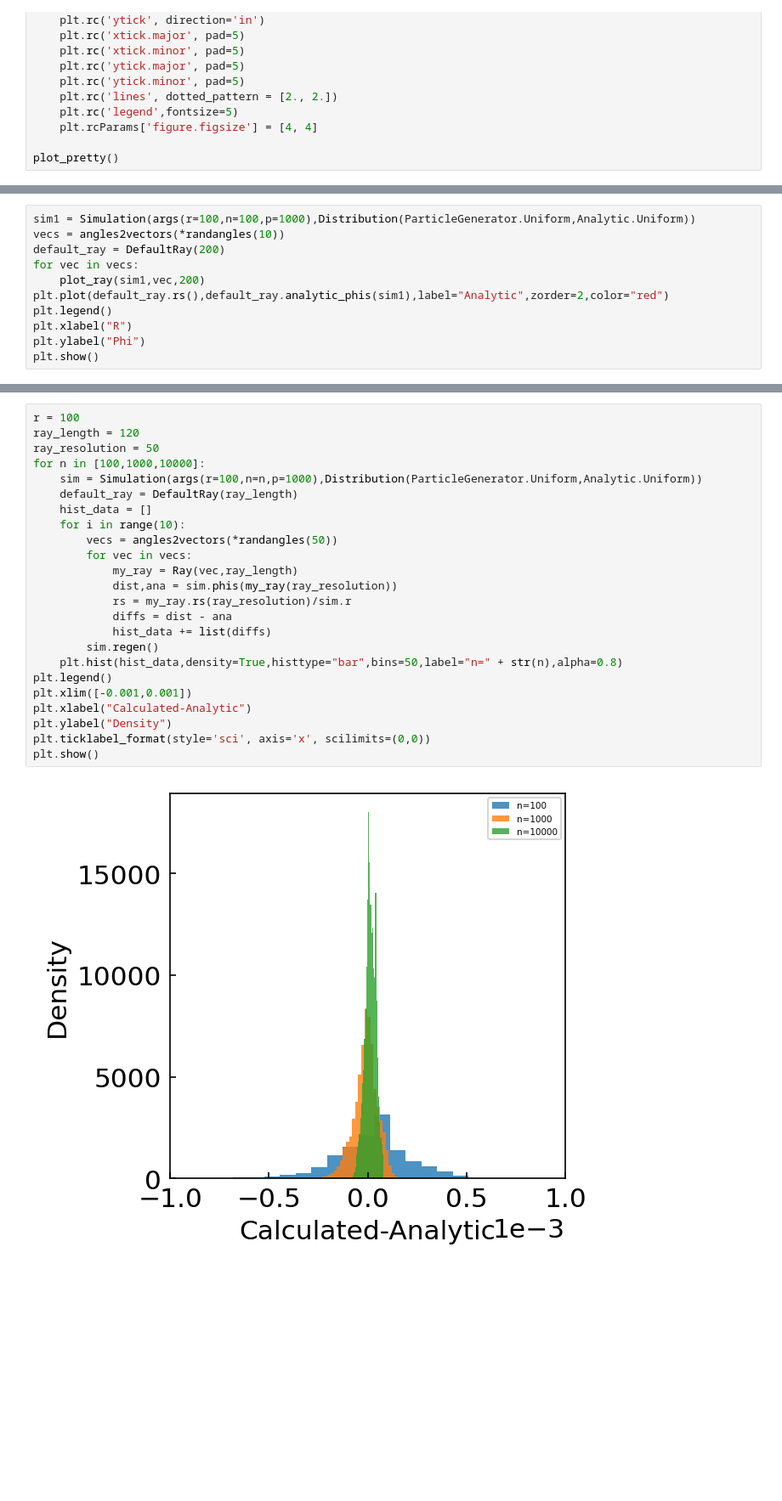
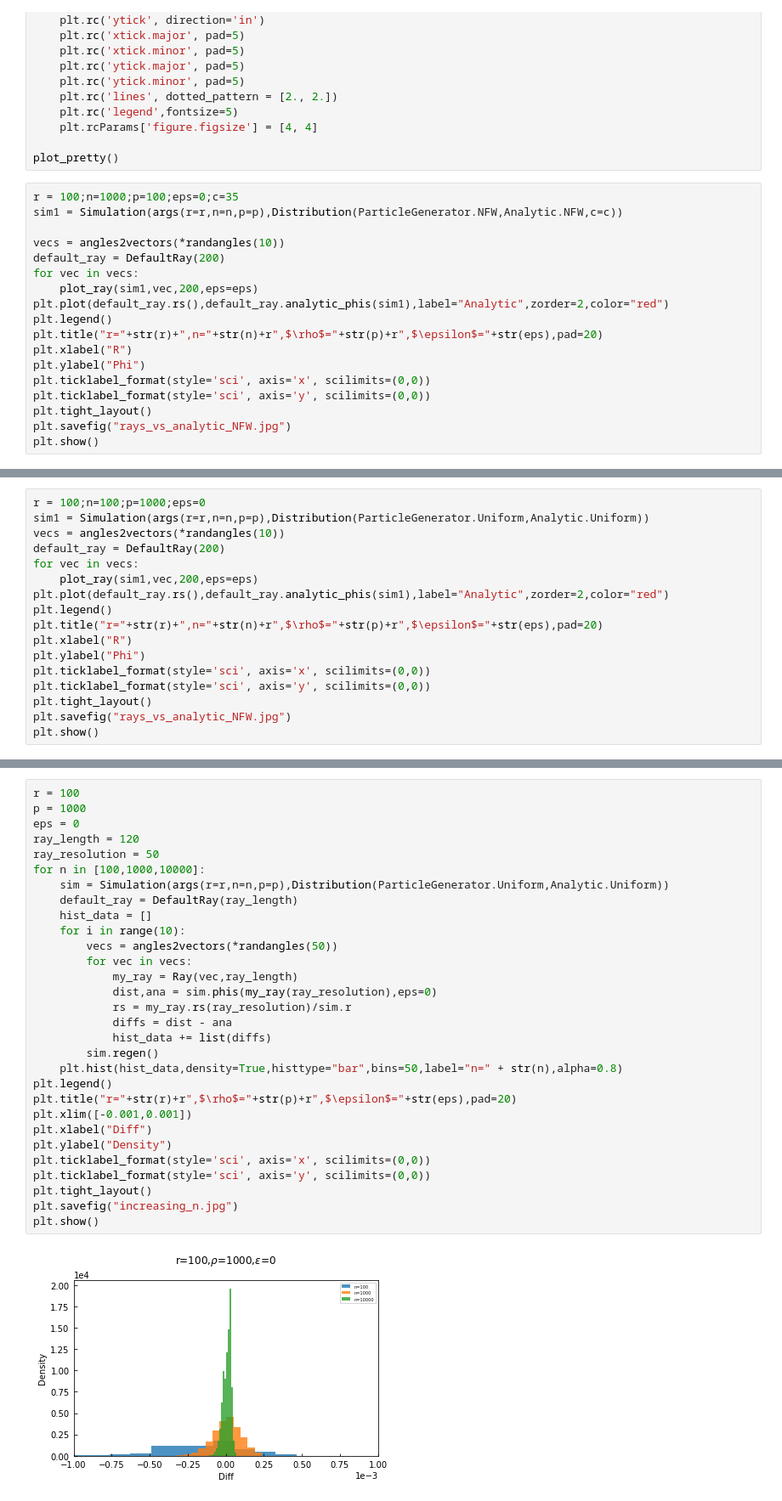
Before and after one commit to humz2k/Force-Error-Project, a Jupyter notebook: update.ipynb, the cells around one changed output, grey strips where cells are left out. Shown at 85% size. Cells and saved outputs as stored; diff of their text form; blank space fills up the shorter version.

```diff
--- a/update.ipynb
+++ b/update.ipynb
@@ -18,3 +18,21 @@ def plot_pretty(dpi=150,fontsize=15):
     plt.rcParams['figure.figsize'] = [4, 4]
 
 plot_pretty()
+# %%
+r = 100;n=1000;p=100;eps=0;c=35
+sim1 = Simulation(args(r=r,n=n,p=p),Distribution(ParticleGenerator.NFW,Analytic.NFW,c=c))
+
+vecs = angles2vectors(*randangles(10))
+default_ray = DefaultRay(200)
+for vec in vecs:
+    plot_ray(sim1,vec,200,eps=eps)
+plt.plot(default_ray.rs(),default_ray.analytic_phis(sim1),label="Analytic",zorder=2,color="red")
+plt.legend()
+plt.title("r="+str(r)+",n="+str(n)+r",$\rho$="+str(p)+r",$\epsilon$="+str(eps),pad=20)
+plt.xlabel("R")
+plt.ylabel("Phi")
+plt.ticklabel_format(style='sci', axis='x', scilimits=(0,0))
+plt.ticklabel_format(style='sci', axis='y', scilimits=(0,0))
+plt.tight_layout()
+plt.savefig("rays_vs_analytic_NFW.jpg")
+plt.show()
@@ -21,12 +41,18 @@ plot_pretty()
 # %%
-sim1 = Simulation(args(r=100,n=100,p=1000),Distribution(ParticleGenerator.Uniform,Analytic.Uniform))
+r = 100;n=100;p=1000;eps=0
+sim1 = Simulation(args(r=r,n=n,p=p),Distribution(ParticleGenerator.Uniform,Analytic.Uniform))
 vecs = angles2vectors(*randangles(10))
 default_ray = DefaultRay(200)
 for vec in vecs:
-    plot_ray(sim1,vec,200)
+    plot_ray(sim1,vec,200,eps=eps)
 plt.plot(default_ray.rs(),default_ray.analytic_phis(sim1),label="Analytic",zorder=2,color="red")
 plt.legend()
+plt.title("r="+str(r)+",n="+str(n)+r",$\rho$="+str(p)+r",$\epsilon$="+str(eps),pad=20)
 plt.xlabel("R")
 plt.ylabel("Phi")
+plt.ticklabel_format(style='sci', axis='x', scilimits=(0,0))
+plt.ticklabel_format(style='sci', axis='y', scilimits=(0,0))
+plt.tight_layout()
+plt.savefig("rays_vs_analytic_NFW.jpg")
 plt.show()
 # %% [output]
@@ -34,26 +60,32 @@ plt.show()
 # %%
 r = 100
+p = 1000
+eps = 0
 ray_length = 120
 ray_resolution = 50
 for n in [100,1000,10000]:
-    sim = Simulation(args(r=100,n=n,p=1000),Distribution(ParticleGenerator.Uniform,Analytic.Uniform))
+    sim = Simulation(args(r=r,n=n,p=p),Distribution(ParticleGenerator.Uniform,Analytic.Uniform))
     default_ray = DefaultRay(ray_length)
     hist_data = []
     for i in range(10):
         vecs = angles2vectors(*randangles(50))
         for vec in vecs:
             my_ray = Ray(vec,ray_length)
-            dist,ana = sim.phis(my_ray(ray_resolution))
+            dist,ana = sim.phis(my_ray(ray_resolution),eps=0)
             rs = my_ray.rs(ray_resolution)/sim.r
             diffs = dist - ana
             hist_data += list(diffs)
         sim.regen()
     plt.hist(hist_data,density=True,histtype="bar",bins=50,label="n=" + str(n),alpha=0.8)
 plt.legend()
+plt.title("r="+str(r)+r",$\rho$="+str(p)+r",$\epsilon$="+str(eps),pad=20)
 plt.xlim([-0.001,0.001])
-plt.xlabel("Calculated-Analytic")
+plt.xlabel("Diff")
 plt.ylabel("Density")
 plt.ticklabel_format(style='sci', axis='x', scilimits=(0,0))
+plt.ticklabel_format(style='sci', axis='y', scilimits=(0,0))
+plt.tight_layout()
+plt.savefig("increasing_n.jpg")
 plt.show()
 # %% [output]
-[figure, old version]
+[figure, new version]
```
Also changed, not shown: parts of 3 cells of this notebook, 7 other files.
